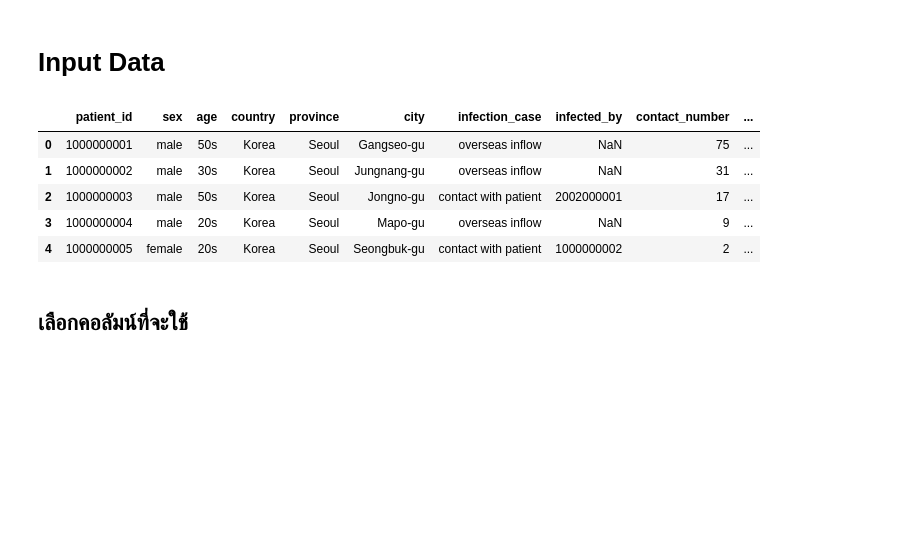
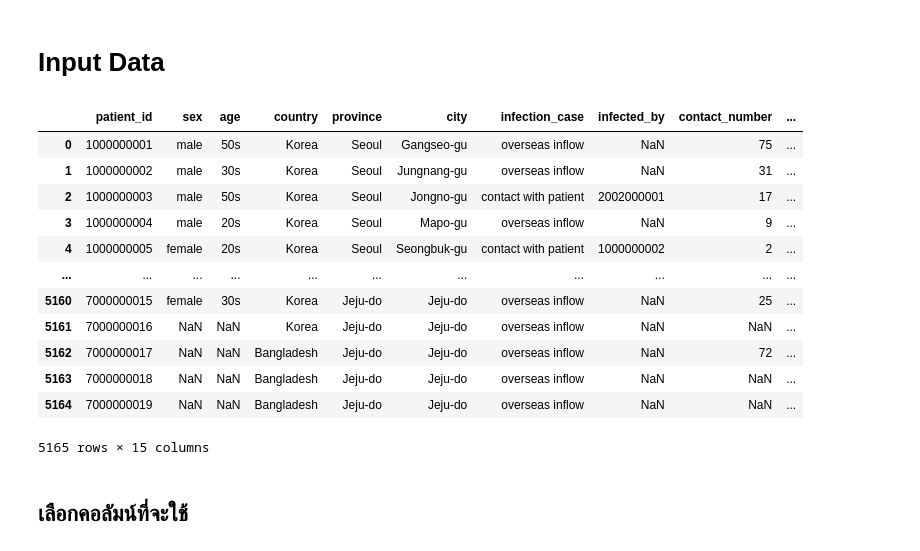
Before and after one commit to Jaomiew/DPDM2023, a Jupyter notebook: Research_project.ipynb, the cells around one changed output. Saved outputs shown, nothing was run; the diff lists cells and outputs as text; code cells hidden in the pictures; blank space fills up the shorter version.

```diff
--- a/Research_project.ipynb
+++ b/Research_project.ipynb
@@ -12,14 +12,21 @@ Mounted at /content/drive
 # Input Data
 # %%
 Data = pd.read_csv('/content/drive/MyDrive/DPDM23_DATA/data.csv')
-Data.head()
+Data #ข้อมูลมีทั้งหมด 5165 rows × 15 columns
 # %% [output]
 |  | patient_id | sex | age | country | province | city | infection_case | infected_by | contact_number | ... |
 | 0 | 1000000001 | male | 50s | Korea | Seoul | Gangseo-gu | overseas inflow | NaN | 75 | ... |
 | 1 | 1000000002 | male | 30s | Korea | Seoul | Jungnang-gu | overseas inflow | NaN | 31 | ... |
 | 2 | 1000000003 | male | 50s | Korea | Seoul | Jongno-gu | contact with patient | 2002000001 | 17 | ... |
 | 3 | 1000000004 | male | 20s | Korea | Seoul | Mapo-gu | overseas inflow | NaN | 9 | ... |
 | 4 | 1000000005 | female | 20s | Korea | Seoul | Seongbuk-gu | contact with patient | 1000000002 | 2 | ... |
+| ... | ... | ... | ... | ... | ... | ... | ... | ... | ... | ... |
+| 5160 | 7000000015 | female | 30s | Korea | Jeju-do | Jeju-do | overseas inflow | NaN | 25 | ... |
+| 5161 | 7000000016 | NaN | NaN | Korea | Jeju-do | Jeju-do | overseas inflow | NaN | NaN | ... |
+| 5162 | 7000000017 | NaN | NaN | Bangladesh | Jeju-do | Jeju-do | overseas inflow | NaN | 72 | ... |
+| 5163 | 7000000018 | NaN | NaN | Bangladesh | Jeju-do | Jeju-do | overseas inflow | NaN | NaN | ... |
+| 5164 | 7000000019 | NaN | NaN | Bangladesh | Jeju-do | Jeju-do | overseas inflow | NaN | NaN | ... |
+5165 rows × 15 columns
 # %% [markdown]
 ## เลือกคอลัมน์ที่จะใช้
 # %%
```
Also changed, not shown: parts of 39 cells of this notebook.
